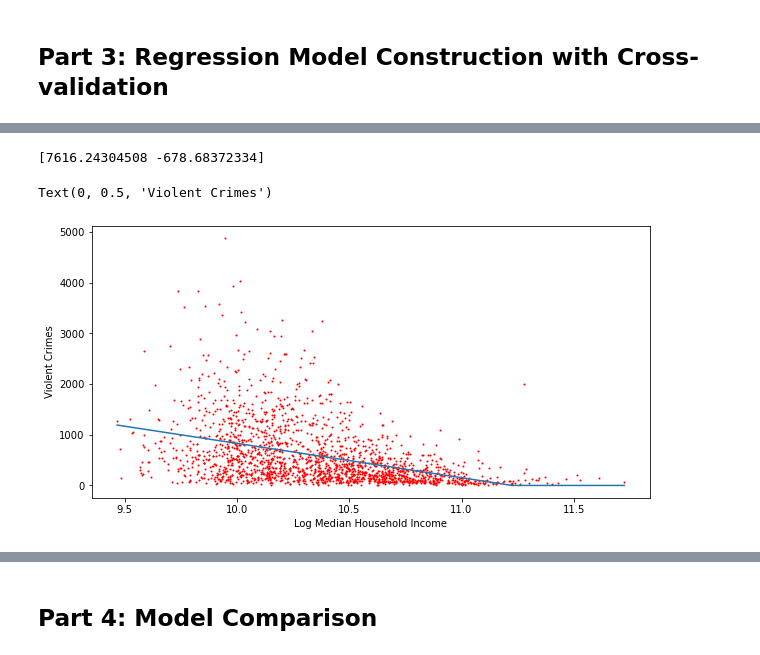
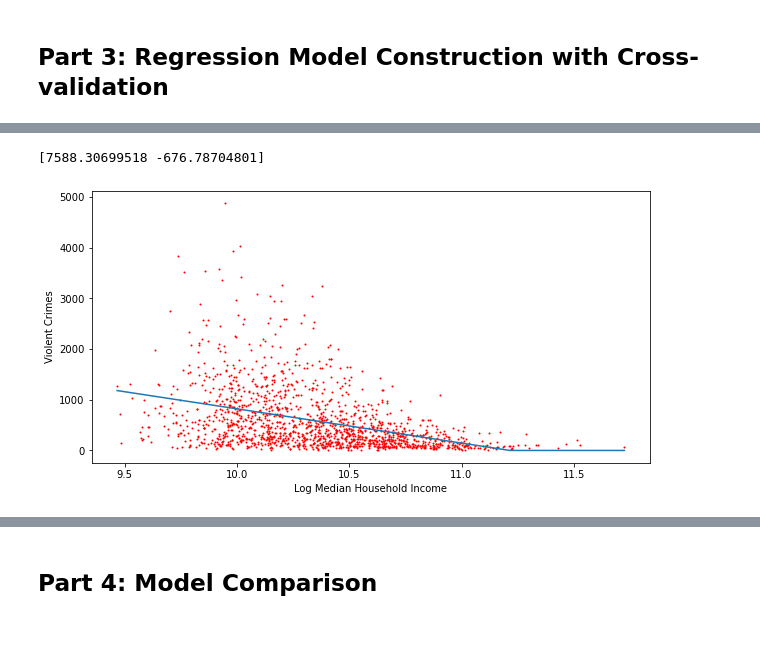
Before and after one commit to MCharming98/COGS_109_Final_Proj, a Jupyter notebook: final_proj.ipynb, the cells around one changed output, grey strips where cells are left out. Cells and saved outputs as stored; diff of their text form; code cells hidden in the pictures.

```diff
--- a/final_proj.ipynb
+++ b/final_proj.ipynb
@@ -109,23 +117,31 @@ Text(0, 0.5, 'Violent Crimes')
 # %%
 # Model 2: Violent crimes ~ log(income)
-X = np.log(data["medIncome"].to_numpy())
-Y = data["ViolentCrimesPerPop"].to_numpy()
+X_train, X_test, Y_train, Y_test = train_test_split(np.log(data["medIncome"].to_numpy()), data["ViolentCrimesPerPop"].to_numpy(), test_size=0.20)
+
+X = X_train
+Y = Y_train
+
+#X = np.log(data["medIncome"].to_numpy())
+#Y = data["ViolentCrimesPerPop"].to_numpy()
 n = len(Y)
 ones = np.ones(n, dtype=int).reshape(n,1)
 A = np.append(ones, X.reshape(n,1), axis=1)
 w2 = np.linalg.lstsq(A, Y, rcond=None)[0] #ViolentCrimes = min(w0+w1*log(income), 0)
 print(w2)
 
 # Generate values for plotting the regression model
 x_values = np.linspace(np.min(X), np.max(X), 2000)
 model = (lambda x: (w2[0] + w2[1]*x).clip(min=0))(x_values)
 
 plt.figure(figsize=(10, 5))
 plt.scatter(X, Y, s=1, color='red')
 plt.plot(x_values, model)
 plt.xlabel("Log Median Household Income")
 plt.ylabel("Violent Crimes")
+
+# SSE comparison
+pre2 = w2[0] + w2[1]*X_test
+SSE2 = sum(np.square(Y_test - pre2))
 # %% [output]
-[7616.24304508 -678.68372334]
+[7588.30699518 -676.78704801]
-Text(0, 0.5, 'Violent Crimes')
-[figure, old version]
+[figure, new version]
```
Also changed, not shown: parts of 12 cells of this notebook.
